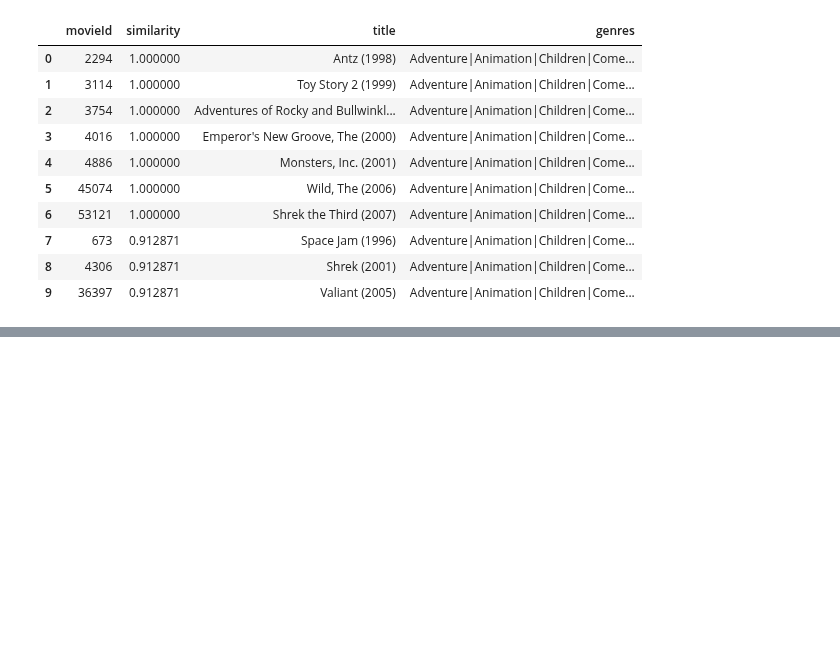
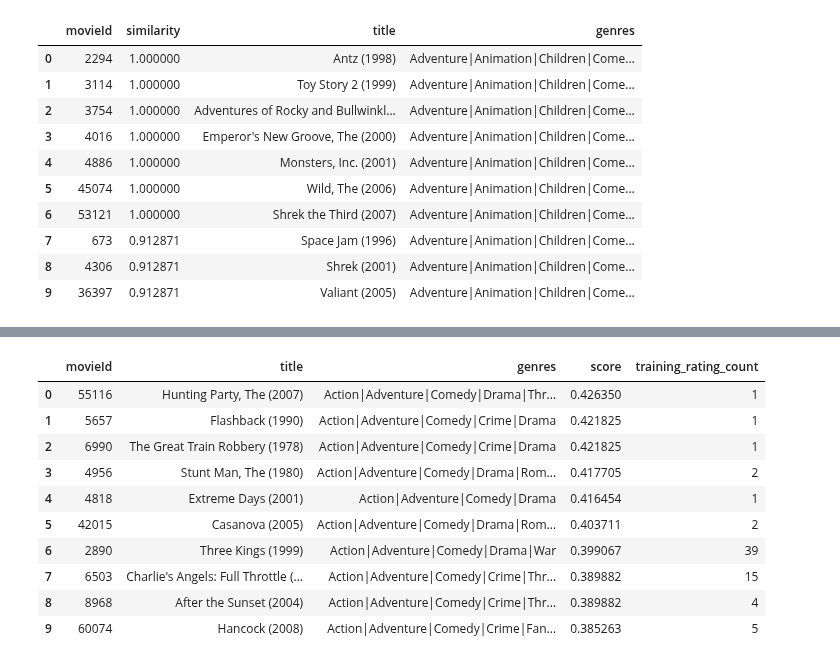
Before and after one commit to clarkbrendenj/movie-recommendation-system, a Jupyter notebook: notebooks/03_content_based_filtering.ipynb, the cells around one changed output, grey strips where cells are left out. Cells and saved outputs as stored; diff of their text form; code cells hidden in the pictures; blank space fills up the shorter version.

```diff
--- a/notebooks/03_content_based_filtering.ipynb
+++ b/notebooks/03_content_based_filtering.ipynb
@@ -193,0 +234,34 @@ similar_genre_movies.head(10)
+# %%
+genre_recommendations = content_movies.loc[
+    ~content_movies["movieId"].isin(user_history["movieId"]),
+    ["movieId", "title", "genres"]
+].copy()
+
+genre_recommendations["score"] = (
+    genre_recommendations["movieId"].map(user_genre_scores)
+)
+
+training_rating_counts = train_ratings["movieId"].value_counts()
+
+genre_recommendations["training_rating_count"] = (
+    genre_recommendations["movieId"].map(training_rating_counts)
+)
+
+genre_recommendations = genre_recommendations.sort_values(
+    ["score", "training_rating_count", "movieId"],
+    ascending=[False, False, True]
+).head(10).reset_index(drop=True)
+
+genre_recommendations
+# %% [output]
+|  | movieId | title | genres | score | training_rating_count |
+| 0 | 55116 | Hunting Party, The (2007) | Action|Adventure|Comedy|Drama|Thr... | 0.426350 | 1 |
+| 1 | 5657 | Flashback (1990) | Action|Adventure|Comedy|Crime|Drama | 0.421825 | 1 |
+| 2 | 6990 | The Great Train Robbery (1978) | Action|Adventure|Comedy|Crime|Drama | 0.421825 | 1 |
+| 3 | 4956 | Stunt Man, The (1980) | Action|Adventure|Comedy|Drama|Rom... | 0.417705 | 2 |
+| 4 | 4818 | Extreme Days (2001) | Action|Adventure|Comedy|Drama | 0.416454 | 1 |
+| 5 | 42015 | Casanova (2005) | Action|Adventure|Comedy|Drama|Rom... | 0.403711 | 2 |
+| 6 | 2890 | Three Kings (1999) | Action|Adventure|Comedy|Drama|War | 0.399067 | 39 |
+| 7 | 6503 | Charlie's Angels: Full Throttle (... | Action|Adventure|Comedy|Crime|Thr... | 0.389882 | 15 |
+| 8 | 8968 | After the Sunset (2004) | Action|Adventure|Comedy|Crime|Thr... | 0.389882 | 4 |
+| 9 | 60074 | Hancock (2008) | Action|Adventure|Comedy|Crime|Fan... | 0.385263 | 5 |
```
Also changed, not shown: parts of 11 cells of this notebook, 1 other file.
